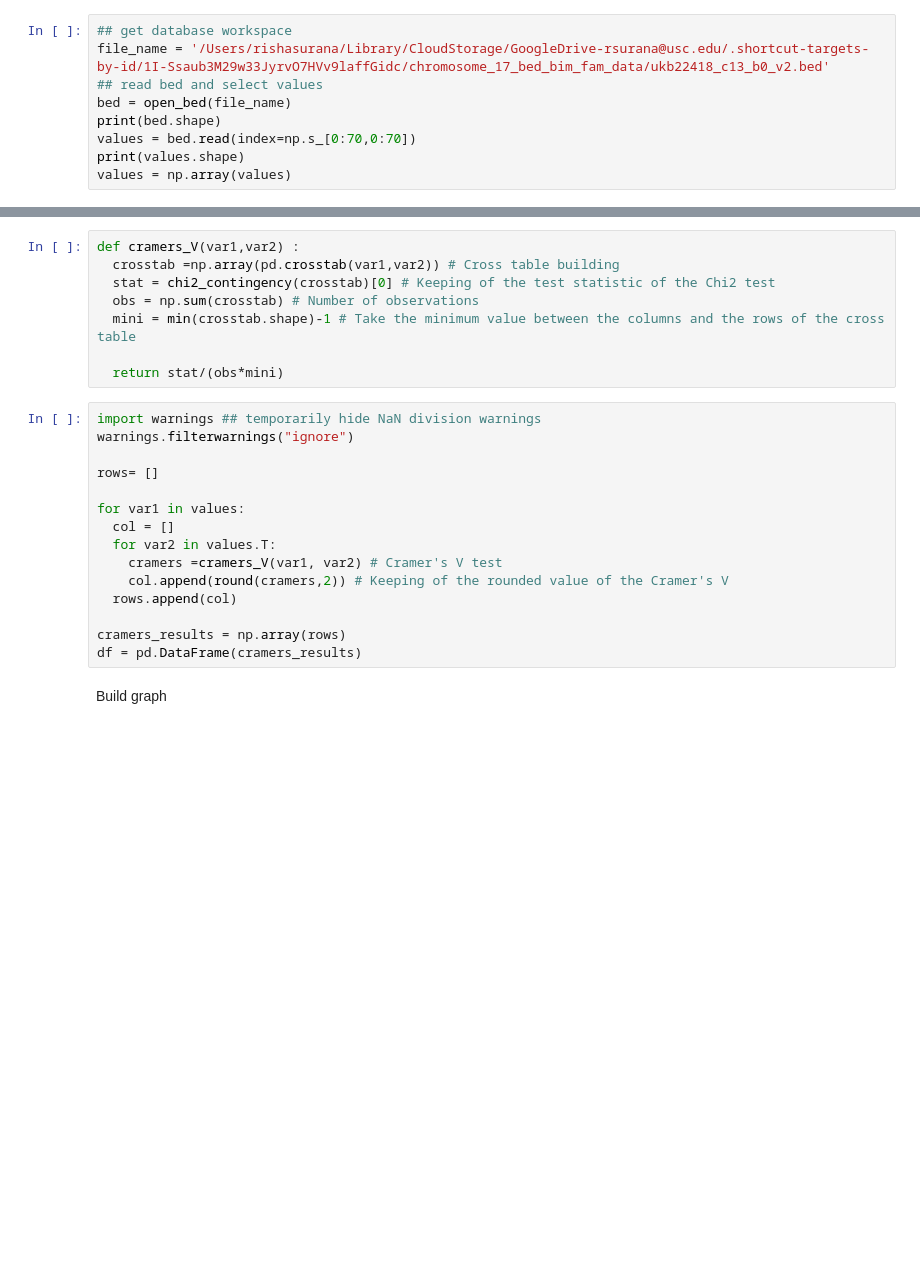
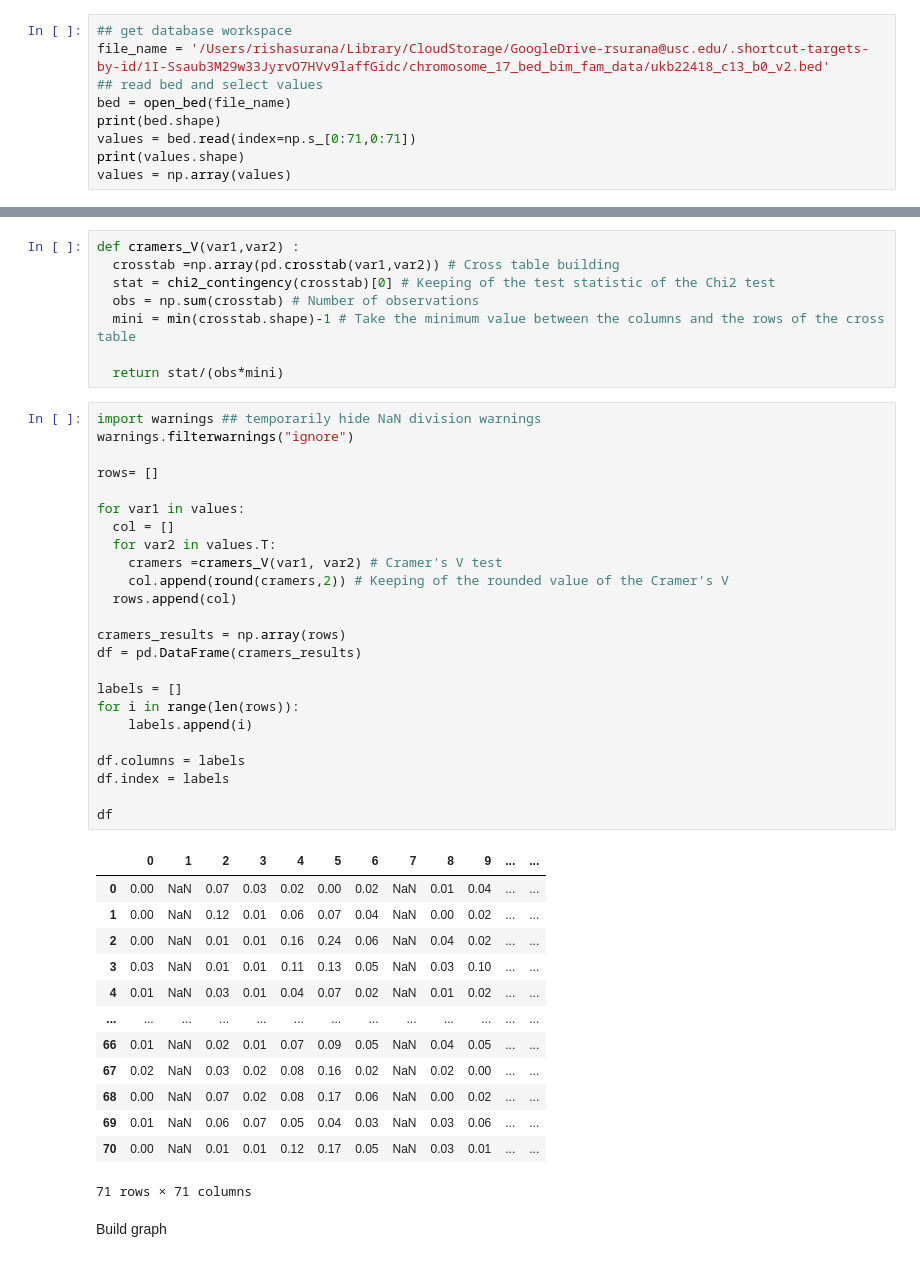
Before and after one commit to rishasurana/gene-graphs, a Jupyter notebook: louvainInd.ipynb, the cells around one changed output, grey strips where cells are left out. Cells and saved outputs as stored; diff of their text form; blank space fills up the shorter version.

```diff
--- a/louvainInd.ipynb
+++ b/louvainInd.ipynb
@@ -36,7 +38,7 @@ file_name = '/Users/rishasurana/Library/CloudStorage/GoogleDrive-rsurana@usc.edu
 ## read bed and select values
 bed = open_bed(file_name)
 print(bed.shape)
-values = bed.read(index=np.s_[0:70,0:70])
+values = bed.read(index=np.s_[0:71,0:71])
 print(values.shape)
 values = np.array(values)
 # %% [output]
@@ -56,18 +58,41 @@ def cramers_V(var1,var2) :
 # %%
 import warnings ## temporarily hide NaN division warnings
 warnings.filterwarnings("ignore")
 
 rows= []
 
 for var1 in values:
   col = []
   for var2 in values.T:
     cramers =cramers_V(var1, var2) # Cramer's V test
     col.append(round(cramers,2)) # Keeping of the rounded value of the Cramer's V
   rows.append(col)
 
 cramers_results = np.array(rows)
 df = pd.DataFrame(cramers_results)
+
+labels = []
+for i in range(len(rows)):
+    labels.append(i)
+
+df.columns = labels
+df.index = labels
+
+df
+# %% [output]
+|  | 0 | 1 | 2 | 3 | 4 | 5 | 6 | 7 | 8 | 9 | ... | ... |
+| 0 | 0.00 | NaN | 0.07 | 0.03 | 0.02 | 0.00 | 0.02 | NaN | 0.01 | 0.04 | ... | ... |
+| 1 | 0.00 | NaN | 0.12 | 0.01 | 0.06 | 0.07 | 0.04 | NaN | 0.00 | 0.02 | ... | ... |
+| 2 | 0.00 | NaN | 0.01 | 0.01 | 0.16 | 0.24 | 0.06 | NaN | 0.04 | 0.02 | ... | ... |
+| 3 | 0.03 | NaN | 0.01 | 0.01 | 0.11 | 0.13 | 0.05 | NaN | 0.03 | 0.10 | ... | ... |
+| 4 | 0.01 | NaN | 0.03 | 0.01 | 0.04 | 0.07 | 0.02 | NaN | 0.01 | 0.02 | ... | ... |
+| ... | ... | ... | ... | ... | ... | ... | ... | ... | ... | ... | ... | ... |
+| 66 | 0.01 | NaN | 0.02 | 0.01 | 0.07 | 0.09 | 0.05 | NaN | 0.04 | 0.05 | ... | ... |
+| 67 | 0.02 | NaN | 0.03 | 0.02 | 0.08 | 0.16 | 0.02 | NaN | 0.02 | 0.00 | ... | ... |
+| 68 | 0.00 | NaN | 0.07 | 0.02 | 0.08 | 0.17 | 0.06 | NaN | 0.00 | 0.02 | ... | ... |
+| 69 | 0.01 | NaN | 0.06 | 0.07 | 0.05 | 0.04 | 0.03 | NaN | 0.03 | 0.06 | ... | ... |
+| 70 | 0.00 | NaN | 0.01 | 0.01 | 0.12 | 0.17 | 0.05 | NaN | 0.03 | 0.01 | ... | ... |
+71 rows × 71 columns
 # %% [markdown]
 Build graph
 # %%
```
Also changed, not shown: parts of 4 cells of this notebook.
